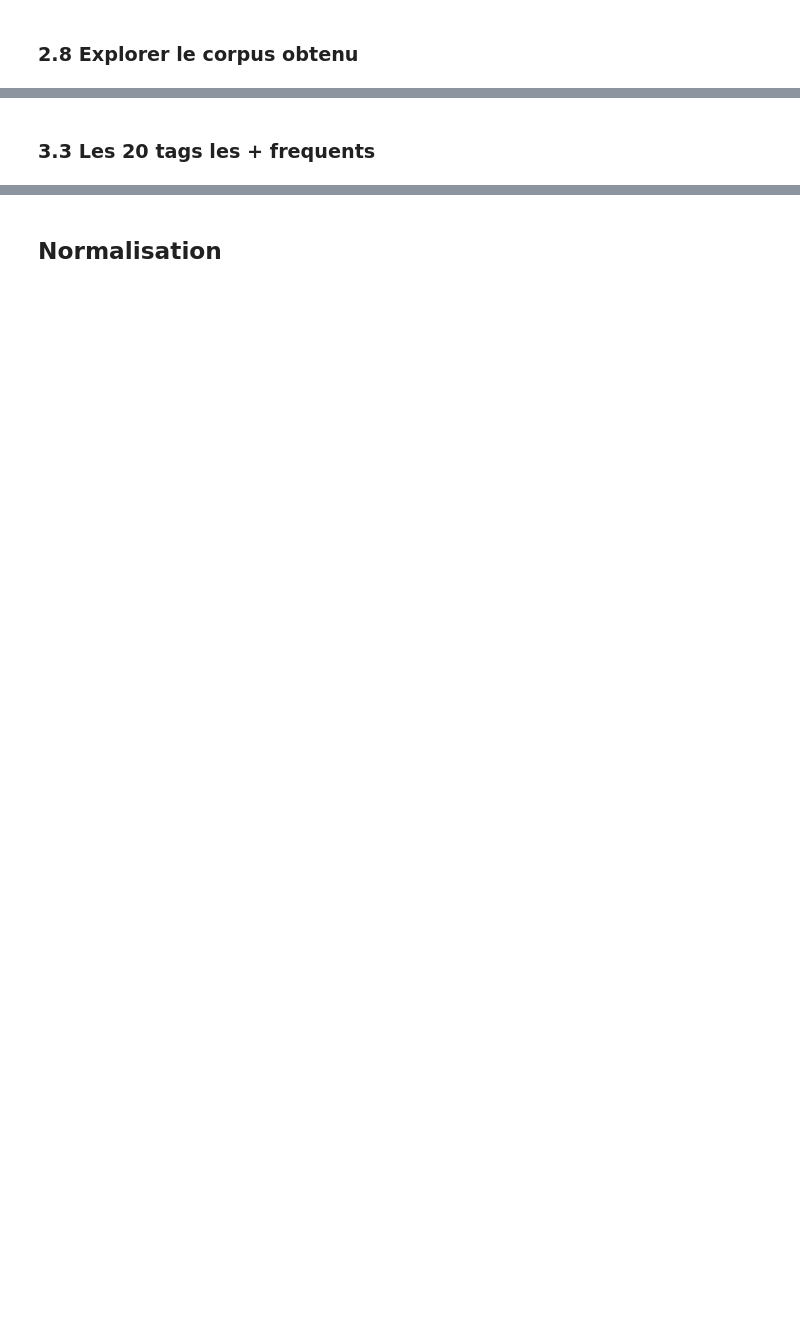
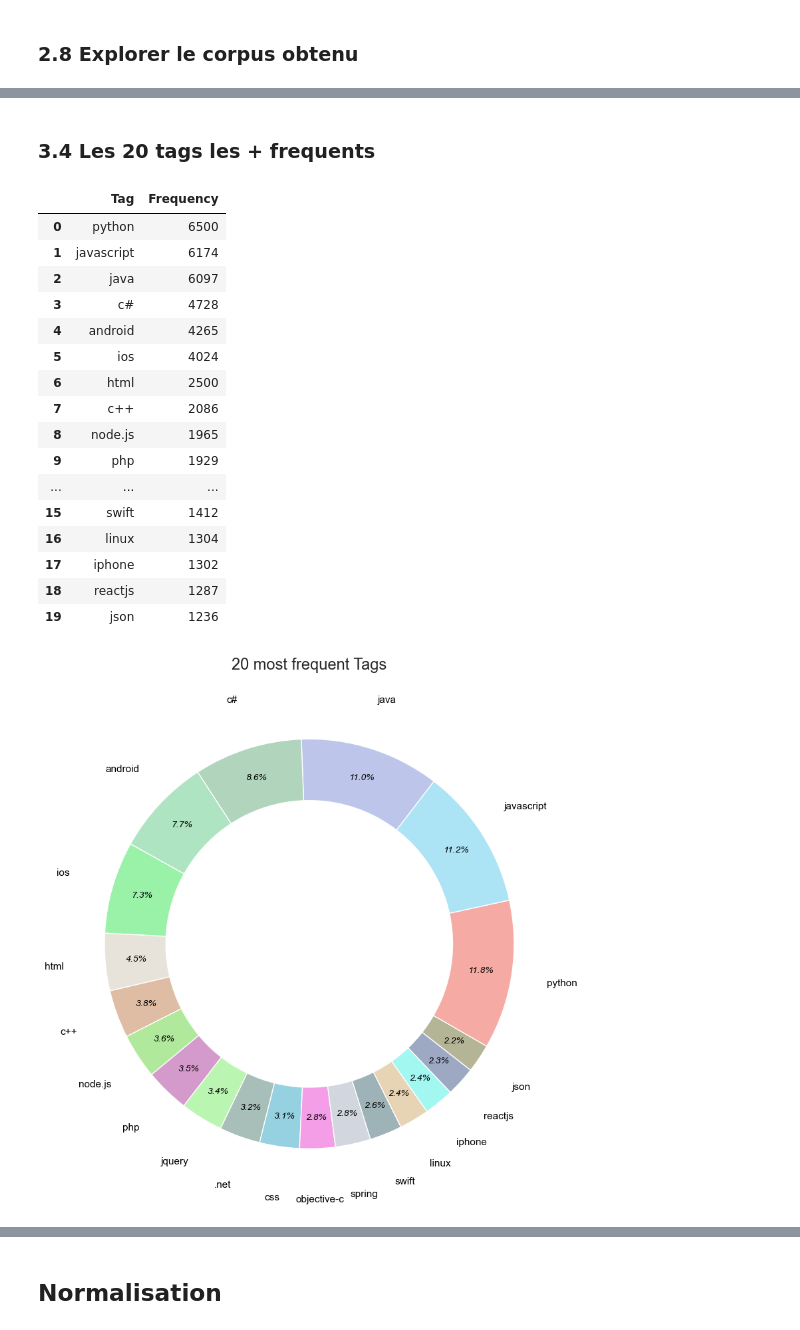
Before and after one commit to Kiwinokoto/ML_student, a Jupyter notebook: notebooks/Oudelet_Kevin_1_notebook_exploration_271123.ipynb, the cells around one changed output, grey strips where cells are left out. Cells and saved outputs as stored; diff of their text form; code cells hidden in the pictures; blank space fills up the shorter version.

Commit message:
more preprocessing but tradi part almost done. restent spacy et la normalisation

```diff
--- a/notebooks/Oudelet_Kevin_1_notebook_exploration_271123.ipynb
+++ b/notebooks/Oudelet_Kevin_1_notebook_exploration_271123.ipynb
@@ -1044,5 +1112,5 @@ display(raw_questions_tags.sample(20))
 # %%
-def preprocess_tags(tags_string):
+def convert_tags_string_to_list(tags_string):
     # just in case
     tags_string = tags_string.lower()
     # Split tags by '><'
@@ -1055,6 +1123,6 @@ def preprocess_tags(tags_string):
     return tags_list
 
 # Apply the preprocessing function to the 'tags' column
-raw_questions_tags['tags_list'] = raw_questions_tags['tags'].apply(preprocess_tags)
+raw_questions_tags['tags_list'] = raw_questions_tags['tags'].apply(convert_tags_string_to_list)
 
 display(raw_questions_tags[['tags', 'tags_list']].head(10))
@@ -1060,0 +1141,7 @@ display(raw_questions_tags[['tags', 'tags_list']].head(10))
+# %%
+raw_questions_tags['nb_tags'] = raw_questions_tags['tags_list'].apply(len)
+raw_questions_tags['nb_tags'].describe()
+
+# min : 5
+# max : 6
+# Un intervalle plutôt réduit.
@@ -1107,5 +1226,5 @@ plt.show()
 # %% [markdown]
-### 3.3 Les 20 tags les + frequents
+### 3.4 Les 20 tags les + frequents
 # %%
 # + d'un tiers des question concernent python, js ou java.
 
@@ -1113,37 +1232,56 @@ plt.show()
 df_freq = pd.DataFrame({'Tag': tags, 'Frequency': frequencies})
 
 # Display the DataFrame
-display(df_freq.head())
+display(df_freq.head(20))
 
 # plot a pie
 colors = generate_random_pastel_colors(20)
 
 fig, ax = plt.subplots(figsize=(10, 10))
 
 patches, texts, autotexts = plt.pie(x=df_freq['Frequency'][:20], autopct='%1.1f%%',
     startangle=-30, labels=df_freq['Tag'][:20], textprops={'fontsize':11, 'color':'#000'},
     labeldistance=1.25, pctdistance=0.85, colors=colors)
 
 plt.title(
 label='20 most frequent Tags',
 fontdict={"fontsize":17},
 pad=20
 )
 
 for text in texts:
     # text.set_fontweight('bold')
     text.set_horizontalalignment('center')
 
 # Customize percent labels
 for autotext in autotexts:
     autotext.set_horizontalalignment('center')
     autotext.set_fontstyle('italic')
     autotext.set_fontsize('10')
 
 #draw circle
 centre_circle = plt.Circle((0,0),0.7,fc='white')
 fig = plt.gcf()
 fig.gca().add_artist(centre_circle)
 
 plt.show()
+# %% [output]
+|  | Tag | Frequency |
+| 0 | python | 6500 |
+| 1 | javascript | 6174 |
+| 2 | java | 6097 |
+| 3 | c# | 4728 |
+| 4 | android | 4265 |
+| 5 | ios | 4024 |
+| 6 | html | 2500 |
+| 7 | c++ | 2086 |
+| 8 | node.js | 1965 |
+| 9 | php | 1929 |
+| ... | ... | ... |
+| 15 | swift | 1412 |
+| 16 | linux | 1304 |
+| 17 | iphone | 1302 |
+| 18 | reactjs | 1287 |
+| 19 | json | 1236 |
+[figure, added]
 # %% [markdown]
```
Also changed, not shown: parts of 45 cells of this notebook.
